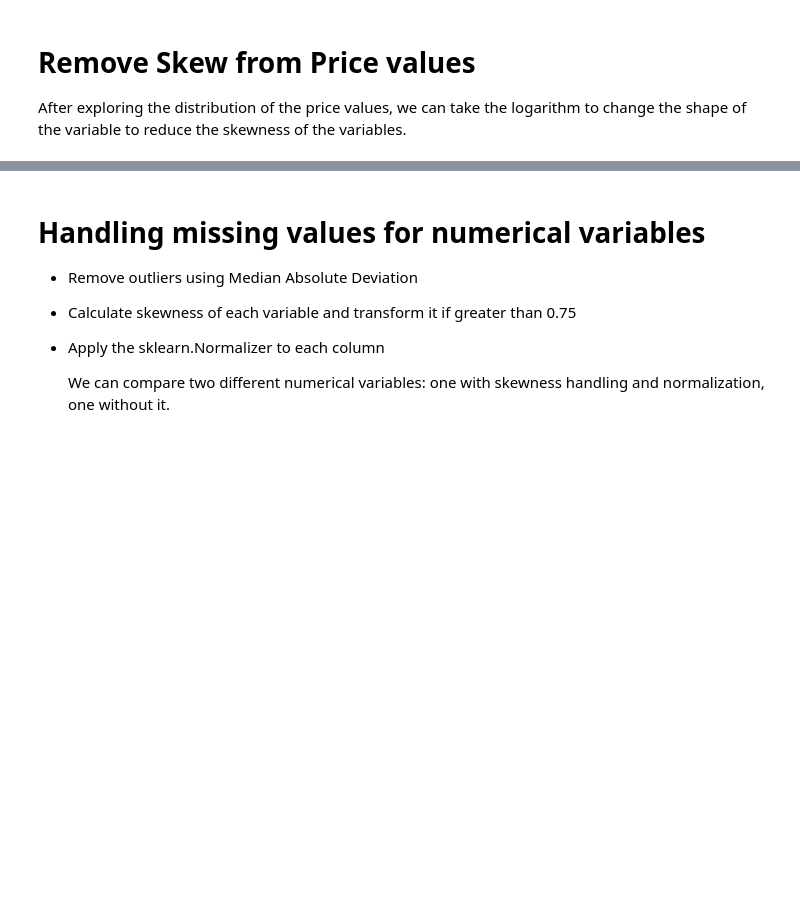
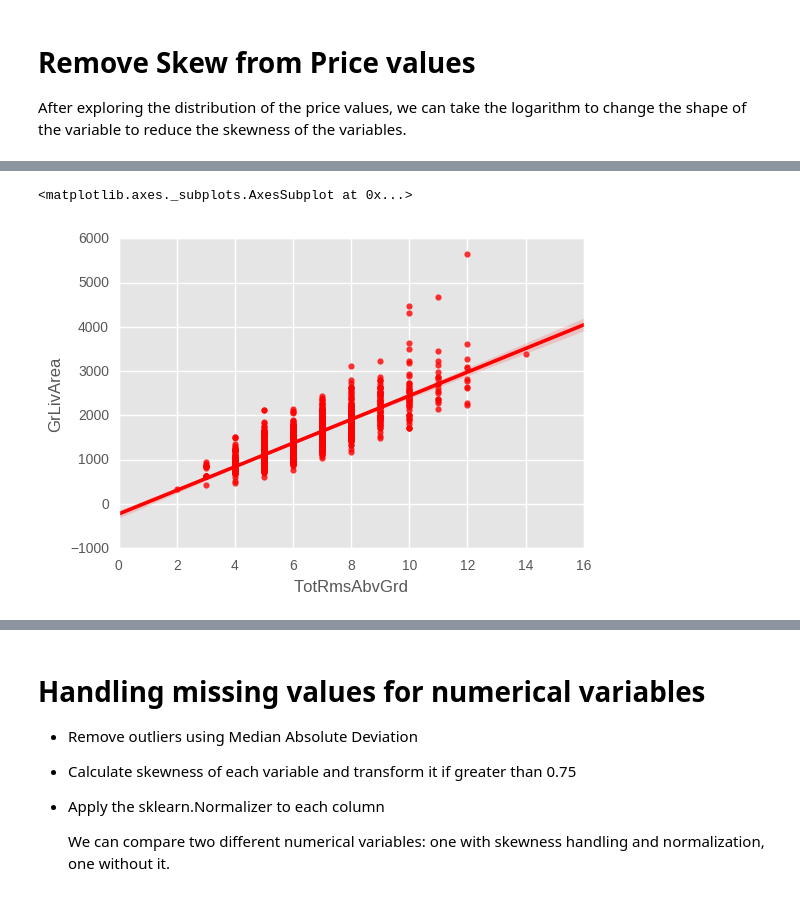
Before and after one commit to dolremi/Housing_Price, a Jupyter notebook: notebook/features.ipynb, the cells around one changed output, grey strips where cells are left out. Drawn from its saved outputs; the diff is of its cells as text; code cells hidden in the pictures; blank space fills up the shorter version.

```diff
--- a/notebook/features.ipynb
+++ b/notebook/features.ipynb
@@ -286,0 +319,5 @@ cleaner.normalize_numerical(True,exclusion)
+# %%
+sns.regplot(x = "TotRmsAbvGrd", y = "GrLivArea", data=X, color= "Red")
+# %% [output]
+<matplotlib.axes._subplots.AxesSubplot at 0x...>
+[figure, added]
```
Also changed, not shown: parts of 27 cells of this notebook, 11 other files.
